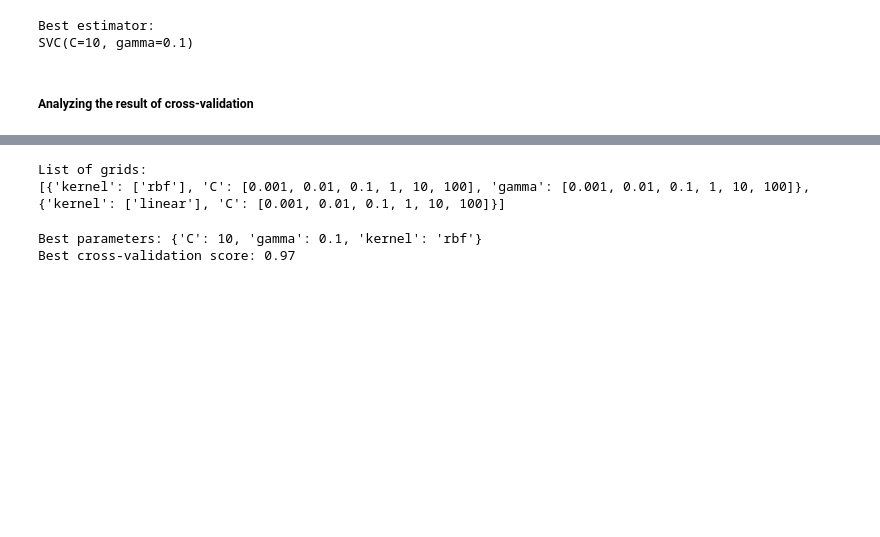
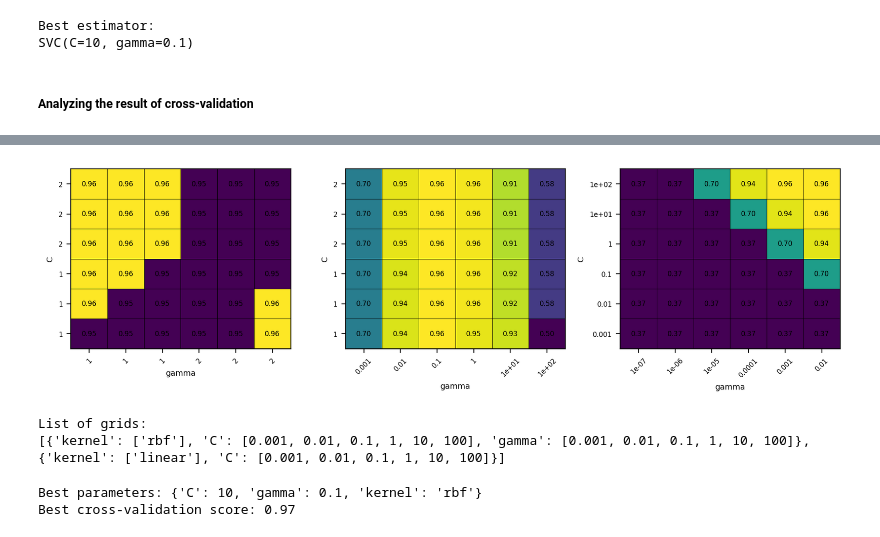
Before and after one commit to shunsuke8572/introduction_to_ml_with_python, a Jupyter notebook: 05-model-evaluation-and-improvement.ipynb, the cells around one changed output, grey strips where cells are left out. Drawn from its saved outputs; the diff is of its cells as text; code cells hidden in the pictures; blank space fills up the shorter version.

```diff
--- a/05-model-evaluation-and-improvement.ipynb
+++ b/05-model-evaluation-and-improvement.ipynb
@@ -398,3 +414,49 @@ plt.colorbar(scores_image, ax=axes.tolist())
+# %%
+import numpy as np
+import matplotlib.pyplot as plt
+from sklearn.model_selection import GridSearchCV
+from sklearn.svm import SVC
+
+# パラメータグリッド
+param_grid_linear = {'C': np.linspace(1, 2, 6), 'gamma': np.linspace(1, 2, 6)}
+param_grid_one_log = {'C': np.linspace(1, 2, 6), 'gamma': np.logspace(-3, 2, 6)}
+param_grid_range   = {'C': np.logspace(-3, 2, 6), 'gamma': np.logspace(-7, -2, 6)}
+param_grids = [param_grid_linear, param_grid_one_log, param_grid_range]
+
+# 全体を小さく：幅10インチ×高さ3インチ
+fig, axes = plt.subplots(1, 3, figsize=(10, 3))
+
+for param_grid, ax in zip(param_grids, axes):
+    grid = GridSearchCV(SVC(), param_grid, cv=5)
+    grid.fit(X_train, y_train)
+
+    scores = np.array(grid.cv_results_['mean_test_score'], dtype=float)
+    n_C, n_g = len(param_grid['C']), len(param_grid['gamma'])
+    scores = scores.reshape(n_C, n_g)
+
+    im = ax.pcolormesh(
+        scores, cmap="viridis", shading="auto",
+        edgecolors="k", linewidth=0.2
+    )
+
+    # 注釈文字を小さめの fontsize=6 で
+    for (i, j), val in np.ndenumerate(scores):
+        ax.text(j + 0.5, i + 0.5, f"{val:.2f}",
+                ha="center", va="center", fontsize=6)
+
+    ax.set_xticks(np.arange(n_g) + 0.5)
+    ax.set_xticklabels([f"{g:.1g}" for g in param_grid['gamma']], rotation=45, fontsize=6)
+    ax.set_yticks(np.arange(n_C) + 0.5)
+    ax.set_yticklabels([f"{c:.1g}" for c in param_grid['C']], fontsize=6)
+    ax.set_xlabel("gamma", fontsize=7)
+    ax.set_ylabel("C", fontsize=7)
+
+
+# 全体余白を詰める
+fig.tight_layout(pad=1.0)
+plt.show()
+# %% [output]
+[figure, added]
 # %%
 param_grid = [{'kernel': ['rbf'],
                'C': [0.001, 0.01, 0.1, 1, 10, 100],
```
Also changed, not shown: parts of 14 cells of this notebook.
